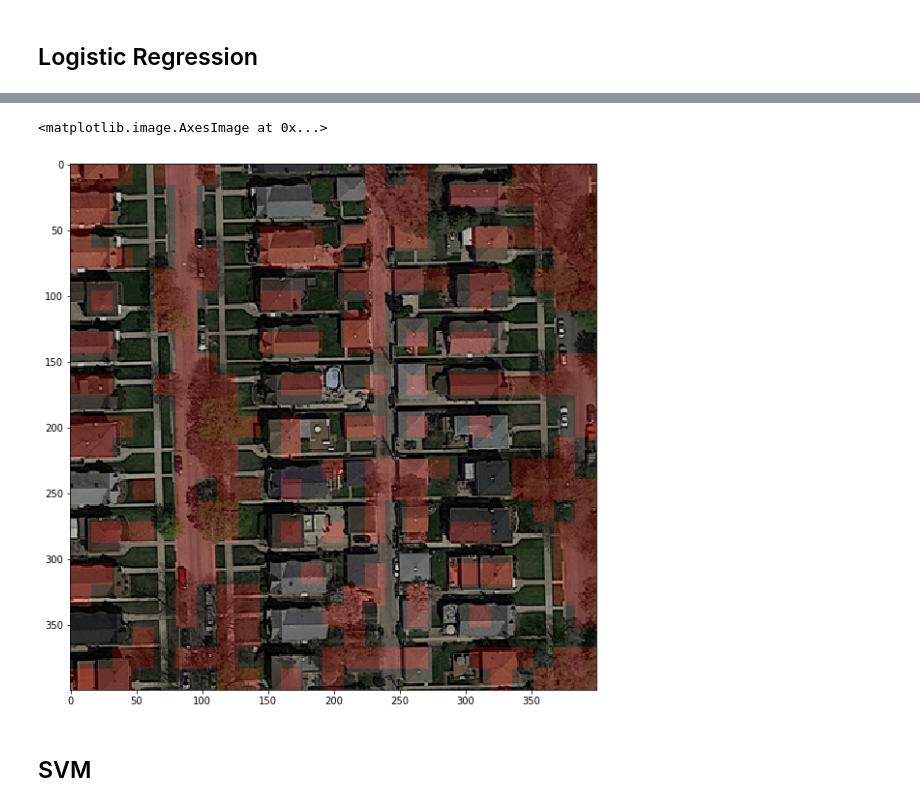
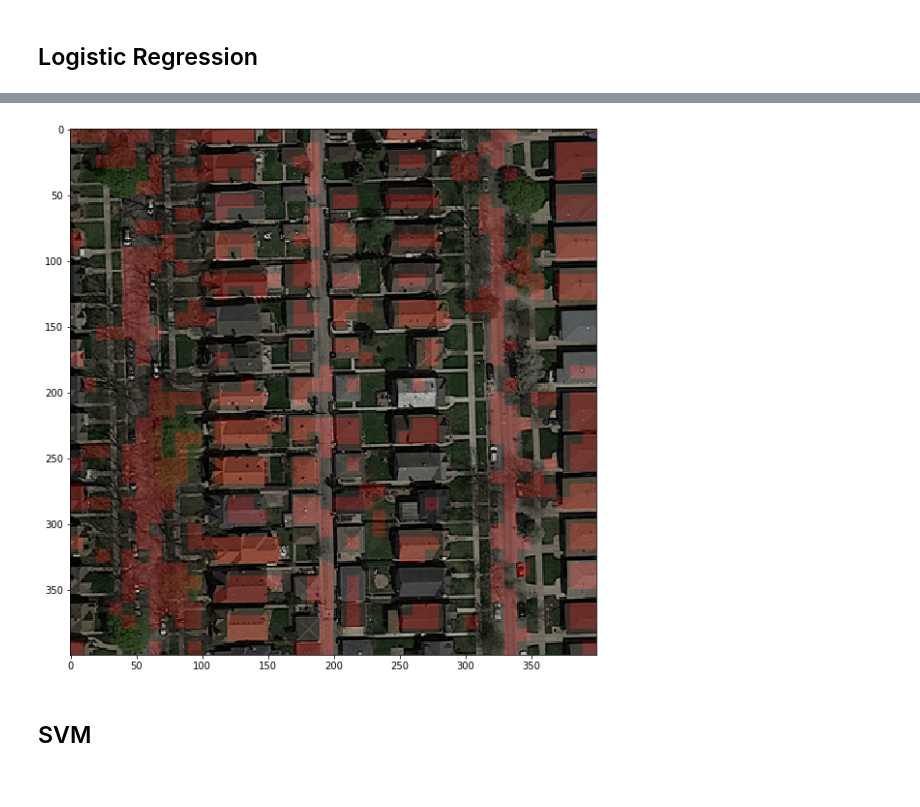
Before and after one commit to ZiluTian/ml_project1, a Jupyter notebook: project2/project_road_segmentation/feature_selection.ipynb, the cells around one changed output, grey strips where cells are left out. Saved outputs shown, nothing was run; the diff lists cells and outputs as text; code cells hidden in the pictures.

```diff
--- a/project2/project_road_segmentation/feature_selection.ipynb
+++ b/project2/project_road_segmentation/feature_selection.ipynb
@@ -240,9 +97,9 @@ Create matrix of features $62500\times 24$ (8 orientations for each color channe
 # %%
 hog_vec = []
 for j in range (3):
-    hog_v = feature.hog(imgs[0][:,:,j], orientations = 8, pixels_per_cell = (16, 16), cells_per_block = (1, 1), feature_vector = True).reshape((-1, 8))
+    hog_v = feature.hog(imgs[0][:,:,j], orientations = 8, pixels_per_cell = (patch_size, patch_size), cells_per_block = (1, 1), feature_vector = True).reshape((-1, 8))
     for i in range(1, n):
-        v = feature.hog(imgs[i][:,:,j], orientations = 8, pixels_per_cell = (16, 16), cells_per_block = (1, 1), feature_vector = True)
+        v = feature.hog(imgs[i][:,:,j], orientations = 8, pixels_per_cell = (patch_size, patch_size), cells_per_block = (1, 1), feature_vector = True)
         hog_v = np.vstack((hog_v, v.reshape((-1, 8))))
     hog_vec.append(hog_v)
 
@@ -267,13 +116,13 @@ foreground_threshold = 0.25 # percentage of pixels > 1 required to assign a fore
 X = np.asarray([extract_features(img_patches[i]) for i in range(len(img_patches))])
 Y = np.asarray([value_to_class(gt_patches[i], foreground_threshold) for i in range(len(gt_patches))])
 
-Augmented_X = np.concatenate([X, hog_vec, lbp_vec, canny_vec], axis=1)
+Augmented_X = np.concatenate([X, canny_vec], axis=1)
 # %%
-# Remove features with low variance
-from sklearn.feature_selection import VarianceThreshold
-sel = VarianceThreshold(threshold=(0.9*(1-0.9)))
+# # Remove features with low variance
+# from sklearn.feature_selection import VarianceThreshold
+# sel = VarianceThreshold(threshold=(0.9*(1-0.9)))
 
-print(Augmented_X.shape)
-print(sel.fit_transform(Augmented_X).shape)
+# print(Augmented_X.shape)
+# print(sel.fit_transform(Augmented_X).shape)
 
-Augmented_X = sel.fit_transform(Augmented_X)
+# Augmented_X = sel.fit_transform(Augmented_X)
@@ -299,0 +144,7 @@ KeyboardInterrupt:
+# %%
+from sklearn import ensemble
+from sklearn.feature_selection import SelectFromModel
+
+classif = ensemble.RandomForestClassifier(100)
+classif.fit(Augmented_X, Y)
+model = SelectFromModel(classif, prefit=True)
@@ -349,18 +204,13 @@ avg / total       0.63      0.53      0.56     18750
 # %%
-img_idx = 50
-X_ = extract_img_features(image_dir + files[img_idx], '3d')
-Xx = extract_img_extrafeatures(image_dir + files[img_idx], extrafeat)
-Xi = np.concatenate([X_, Xx], axis = 1)
+X_ = np.concatenate((extract_img_features(image_dir+files[0], '3d'), extract_img_extrafeatures(image_dir+files[0])), axis=1)
+Xi = X_
+
 Zi = lr_model.predict(Xi)
+predicted_im = label_to_img(400, 400, patch_size, patch_size, Zi)
+im = load_image(image_dir+files[0])
+new_img = make_img_overlay(im, predicted_im)
 
-w = gt_imgs[img_idx].shape[0]
-h = gt_imgs[img_idx].shape[1]
-predicted_im = label_to_img(w, h, patch_size, patch_size, Zi)
-cimg = concatenate_images(imgs[img_idx], predicted_im)
+predicted_im.shape
 fig1 = plt.figure(figsize=(10, 10)) # create a figure with the default size
-plt.imshow(cimg, cmap='Greys_r')
-
-new_img = make_img_overlay(imgs[img_idx], predicted_im)
-
 plt.imshow(new_img)
 # %% [output]
@@ -369,5 +218,4 @@ plt.imshow(new_img)
-<matplotlib.image.AxesImage at 0x...>
-[figure, old version]
+[figure, new version]
 # %% [markdown]
 ## SVM
 # %%
```
Also changed, not shown: parts of 38 cells of this notebook, 1 other file.
